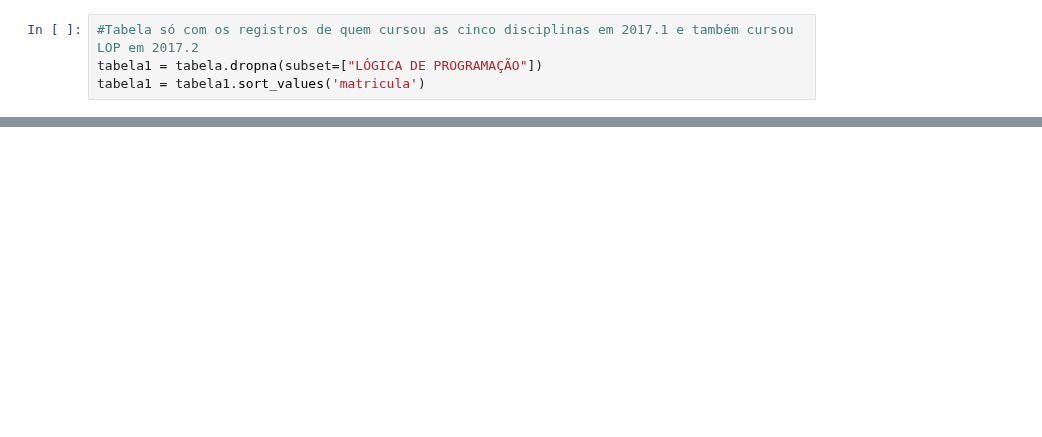
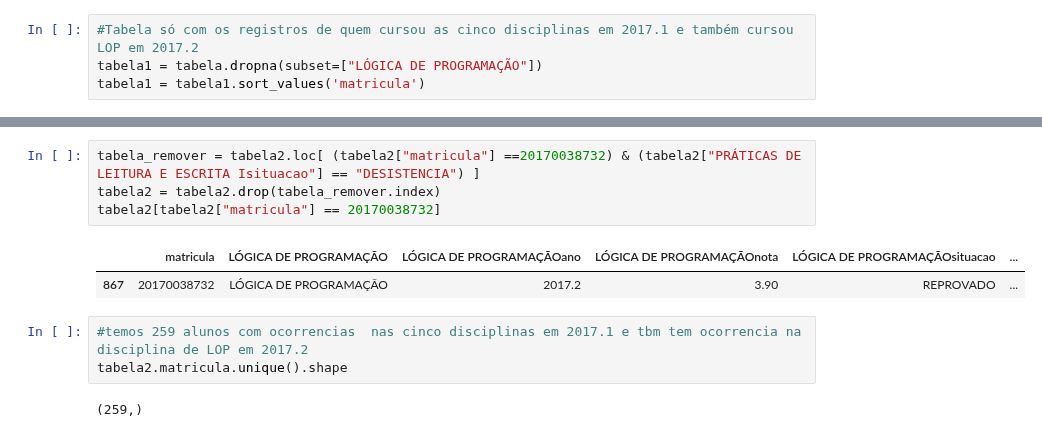
Before and after one commit to repitta/CienciaDeDadosEducacionais, a Jupyter notebook: Análise_Luana.ipynb, the cells around one changed output, grey strips where cells are left out. Drawn from its saved outputs; the diff is of its cells as text; blank space fills up the shorter version.

```diff
--- a/Análise_Luana.ipynb
+++ b/Análise_Luana.ipynb
@@ -149,0 +289,12 @@ tabela2
+# %%
+tabela_remover = tabela2.loc[ (tabela2["matricula"] ==20170038732) & (tabela2["PRÁTICAS DE LEITURA E ESCRITA Isituacao"] == "DESISTENCIA") ]
+tabela2 = tabela2.drop(tabela_remover.index)
+tabela2[tabela2["matricula"] == 20170038732]
+# %% [output]
+|  | matricula | LÓGICA DE PROGRAMAÇÃO | LÓGICA DE PROGRAMAÇÃOano | LÓGICA DE PROGRAMAÇÃOnota | LÓGICA DE PROGRAMAÇÃOsituacao | ... |
+| 867 | 20170038732 | LÓGICA DE PROGRAMAÇÃO | 2017.2 | 3.90 | REPROVADO | ... |
+# %%
+#temos 259 alunos com ocorrencias  nas cinco disciplinas em 2017.1 e tbm tem ocorrencia na disciplina de LOP em 2017.2
+tabela2.matricula.unique().shape
+# %% [output]
+(259,)
```
Also changed, not shown: parts of 26 cells of this notebook.
